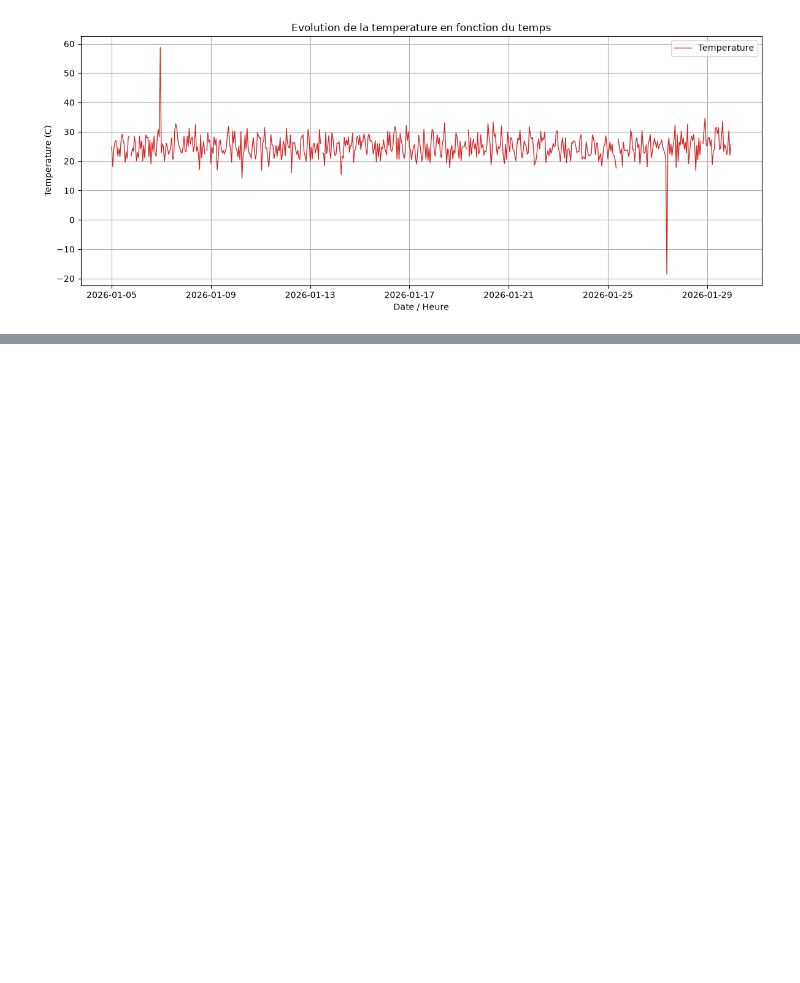
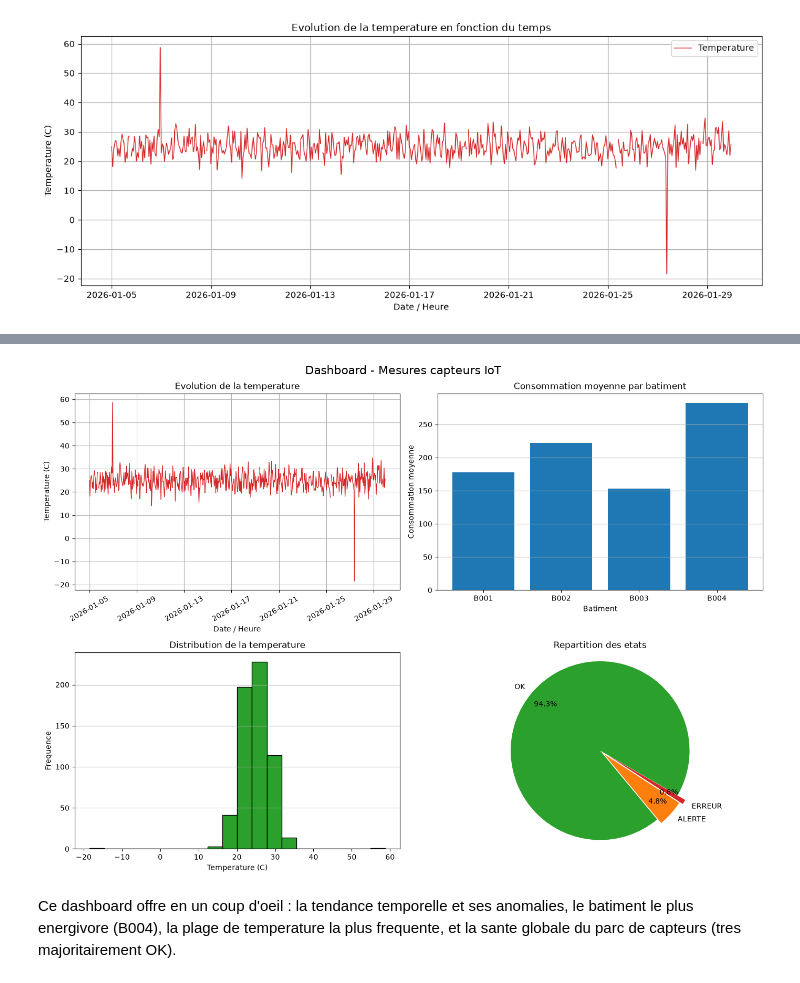
Before and after one commit to maigadems/atelier_matplotlib_iot, a Jupyter notebook: notebooks/atelier_matplotlib_iot.ipynb, the cells around one changed output, grey strips where cells are left out. Cells and saved outputs as stored; diff of their text form; code cells hidden in the pictures; blank space fills up the shorter version.

Commit message:
Regrouper les indicateurs cles de l'atelier dans un dashboard recapitulatif

```diff
--- a/notebooks/atelier_matplotlib_iot.ipynb
+++ b/notebooks/atelier_matplotlib_iot.ipynb
@@ -336,0 +343,45 @@ plt.show()
+# %%
+fig, axs = plt.subplots(2, 2, figsize=(14, 10))
+
+# 1. Evolution de la temperature dans le temps
+axs[0, 0].plot(df["date_heure"], df["temperature"], color="tab:red", linewidth=1)
+axs[0, 0].set_title("Evolution de la temperature")
+axs[0, 0].set_xlabel("Date / Heure")
+axs[0, 0].set_ylabel("Temperature (C)")
+axs[0, 0].grid(True)
+axs[0, 0].tick_params(axis="x", rotation=30)
+
+# 2. Consommation moyenne par batiment
+axs[0, 1].bar(consommation_batiment.index, consommation_batiment.values, color="tab:blue")
+axs[0, 1].set_title("Consommation moyenne par batiment")
+axs[0, 1].set_xlabel("Batiment")
+axs[0, 1].set_ylabel("Consommation moyenne")
+axs[0, 1].grid(axis="y")
+
+# 3. Distribution de la temperature
+axs[1, 0].hist(temperature_clean, bins=20, color="tab:green", edgecolor="black")
+axs[1, 0].set_title("Distribution de la temperature")
+axs[1, 0].set_xlabel("Temperature (C)")
+axs[1, 0].set_ylabel("Frequence")
+axs[1, 0].grid(axis="y")
+
+# 4. Repartition des etats
+axs[1, 1].pie(
+    etat_counts.values,
+    labels=etat_counts.index,
+    autopct="%1.1f%%",
+    colors=["tab:green", "tab:orange", "tab:red"],
+    startangle=-30,
+    explode=[0, 0.06, 0.1],
+    pctdistance=0.8,
+)
+axs[1, 1].set_title("Repartition des etats")
+axs[1, 1].axis("equal")
+
+fig.suptitle("Dashboard - Mesures capteurs IoT", fontsize=16)
+fig.tight_layout()
+plt.show()
+# %% [output]
+[figure, added]
+# %% [markdown]
+Ce dashboard offre en un coup d'oeil : la tendance temporelle et ses anomalies, le batiment le plus energivore (B004), la plage de temperature la plus frequente, et la sante globale du parc de capteurs (tres majoritairement OK).
```
Also changed, not shown: parts of 2 cells of this notebook, 2 other files.
